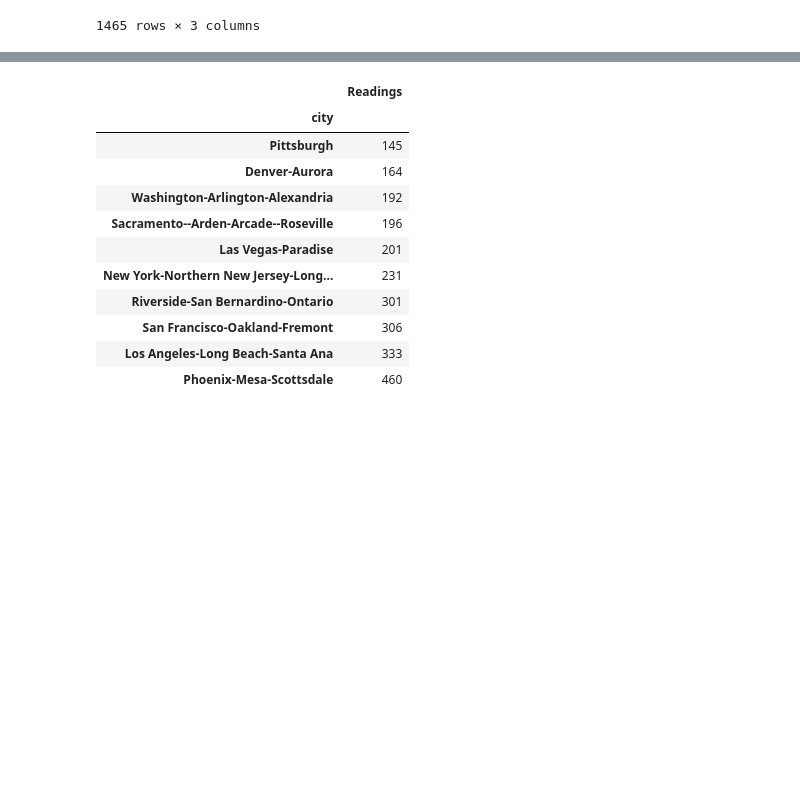
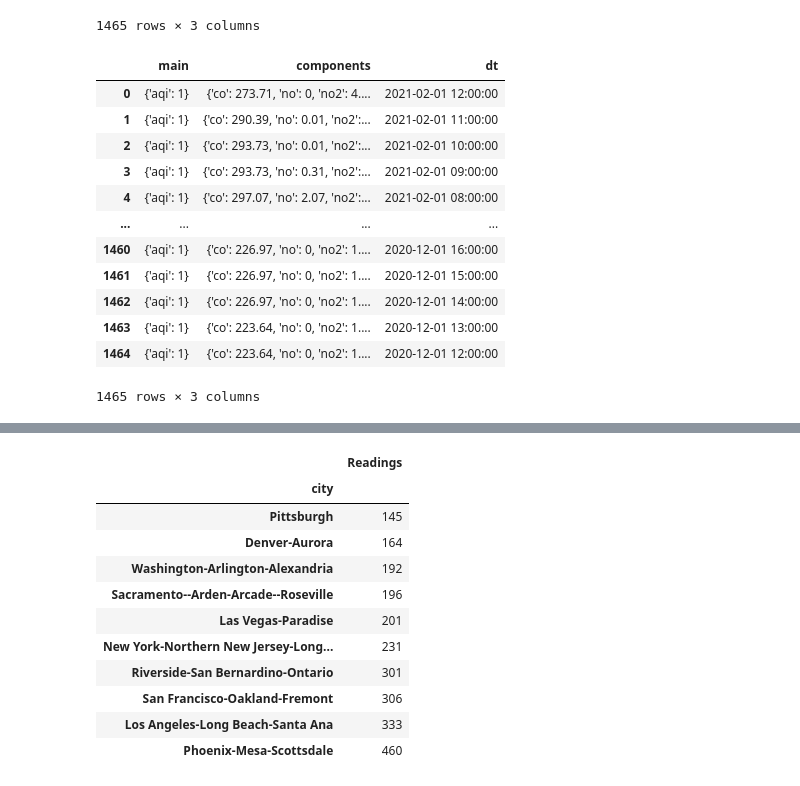
Before and after one commit to khartmann5/Project_01, a Jupyter notebook: api-capture.ipynb, the cells around one changed output, grey strips where cells are left out. Drawn from its saved outputs; the diff is of its cells as text; code cells hidden in the pictures; blank space fills up the shorter version.

Commit message:
still need to break out measurements but date conversion made for possible plotting

```diff
--- a/api-capture.ipynb
+++ b/api-capture.ipynb
@@ -65,6 +66,29 @@ measurements_df
 | 1463 | {'aqi': 1} | {'co': 223.64, 'no': 0, 'no2': 1.... | 1606827600 |
 | 1464 | {'aqi': 1} | {'co': 223.64, 'no': 0, 'no2': 1.... | 1606824000 |
 1465 rows × 3 columns
+# %%
+#Date conversion attempts
+for index, row in measurements_df.iterrows():
+    currentDate = measurements_df.loc[index, "dt"]
+    currentDate = pd.Timestamp(currentDate, unit='s')
+
+    measurements_df.loc[index, "dt"] = currentDate
+
+measurements_df
+# %% [output]
+|  | main | components | dt |
+| 0 | {'aqi': 1} | {'co': 273.71, 'no': 0, 'no2': 4.... | 2021-02-01 12:00:00 |
+| 1 | {'aqi': 1} | {'co': 290.39, 'no': 0.01, 'no2':... | 2021-02-01 11:00:00 |
+| 2 | {'aqi': 1} | {'co': 293.73, 'no': 0.01, 'no2':... | 2021-02-01 10:00:00 |
+| 3 | {'aqi': 1} | {'co': 293.73, 'no': 0.31, 'no2':... | 2021-02-01 09:00:00 |
+| 4 | {'aqi': 1} | {'co': 297.07, 'no': 2.07, 'no2':... | 2021-02-01 08:00:00 |
+| ... | ... | ... | ... |
+| 1460 | {'aqi': 1} | {'co': 226.97, 'no': 0, 'no2': 1.... | 2020-12-01 16:00:00 |
+| 1461 | {'aqi': 1} | {'co': 226.97, 'no': 0, 'no2': 1.... | 2020-12-01 15:00:00 |
+| 1462 | {'aqi': 1} | {'co': 226.97, 'no': 0, 'no2': 1.... | 2020-12-01 14:00:00 |
+| 1463 | {'aqi': 1} | {'co': 223.64, 'no': 0, 'no2': 1.... | 2020-12-01 13:00:00 |
+| 1464 | {'aqi': 1} | {'co': 223.64, 'no': 0, 'no2': 1.... | 2020-12-01 12:00:00 |
+1465 rows × 3 columns
 # %%
 response = requests.get("https://u50g7n0cbj.execute-api.us-east-1.amazonaws.com/v2/measurements?date_from=2019-01-01T00%3A00%3A00%2B00%3A00&date_to=2020-12-31T05%3A12%3A00%2B00%3A00&limit=100000&page=1&offset=0&sort=desc&radius=1000&order_by=datetime&entity=government")
 measurement_data = response.json()
```
Also changed, not shown: parts of 1 cell of this notebook.
